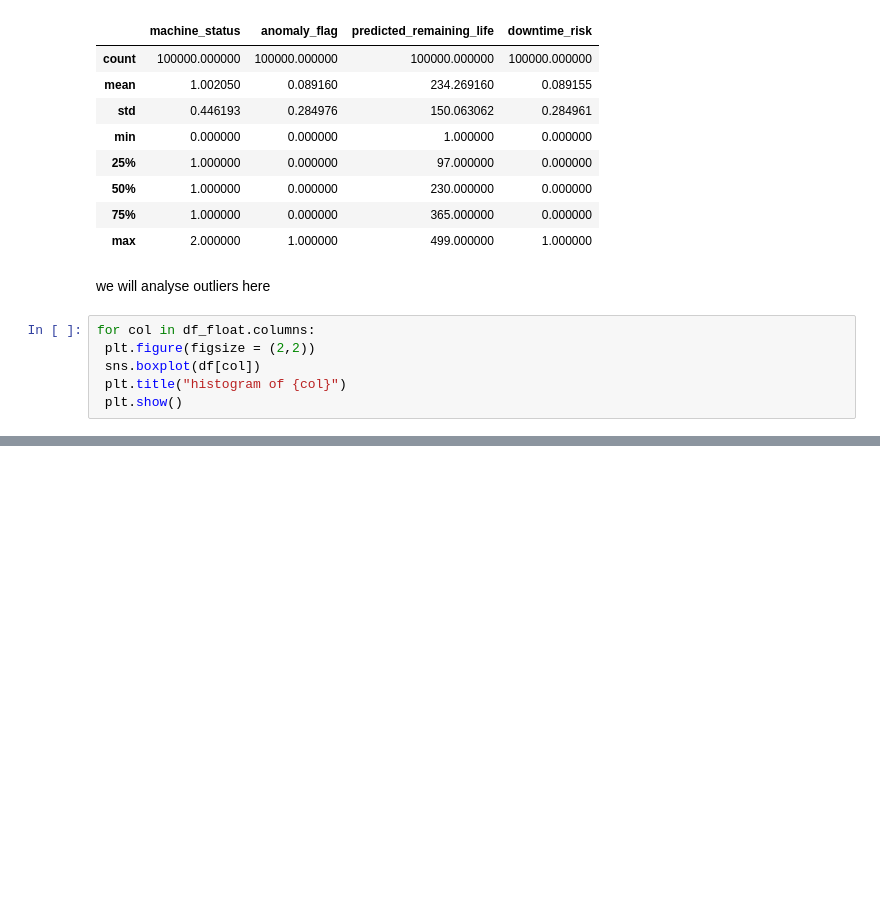
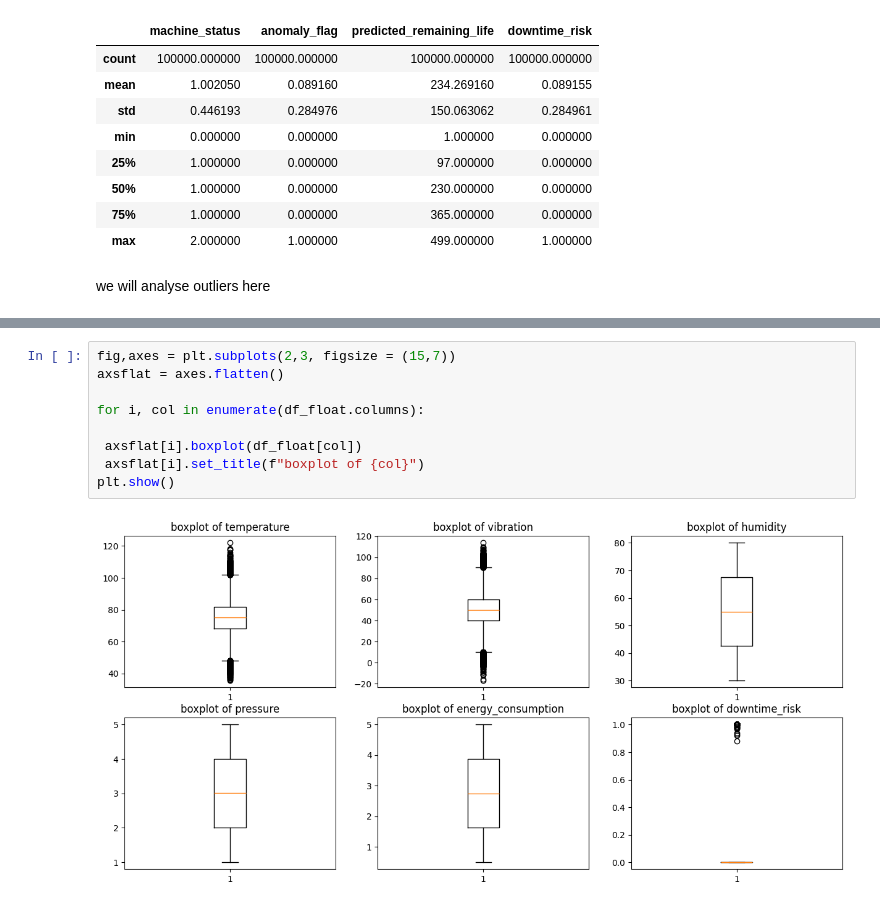
Before and after one commit to harshchamp/IOT_Sensor, a Jupyter notebook: Smart_Manufacturing_IoT.ipynb, the cells around one changed output, grey strips where cells are left out. Drawn from its saved outputs; the diff is of its cells as text; blank space fills up the shorter version.

```diff
--- a/Smart_Manufacturing_IoT.ipynb
+++ b/Smart_Manufacturing_IoT.ipynb
@@ -146,9 +146,3 @@ df[['machine_status','anomaly_flag','predicted_remaining_life','failure_type','d
 | max | 2.000000 | 1.000000 | 499.000000 | 1.000000 |
 # %% [markdown]
 we will analyse outliers here
-# %%
-for col in df_float.columns:
- plt.figure(figsize = (2,2))
- sns.boxplot(df[col])
- plt.title("histogram of {col}")
- plt.show()
@@ -161,0 +149,11 @@ for col in df_float.columns:
+# %%
+fig,axes = plt.subplots(2,3, figsize = (15,7))
+axsflat = axes.flatten()
+
+for i, col in enumerate(df_float.columns):
+
+ axsflat[i].boxplot(df_float[col])
+ axsflat[i].set_title(f"boxplot of {col}")
+plt.show()
+# %% [output]
+[figure, added]
```
Also changed, not shown: parts of 1 cell of this notebook.
